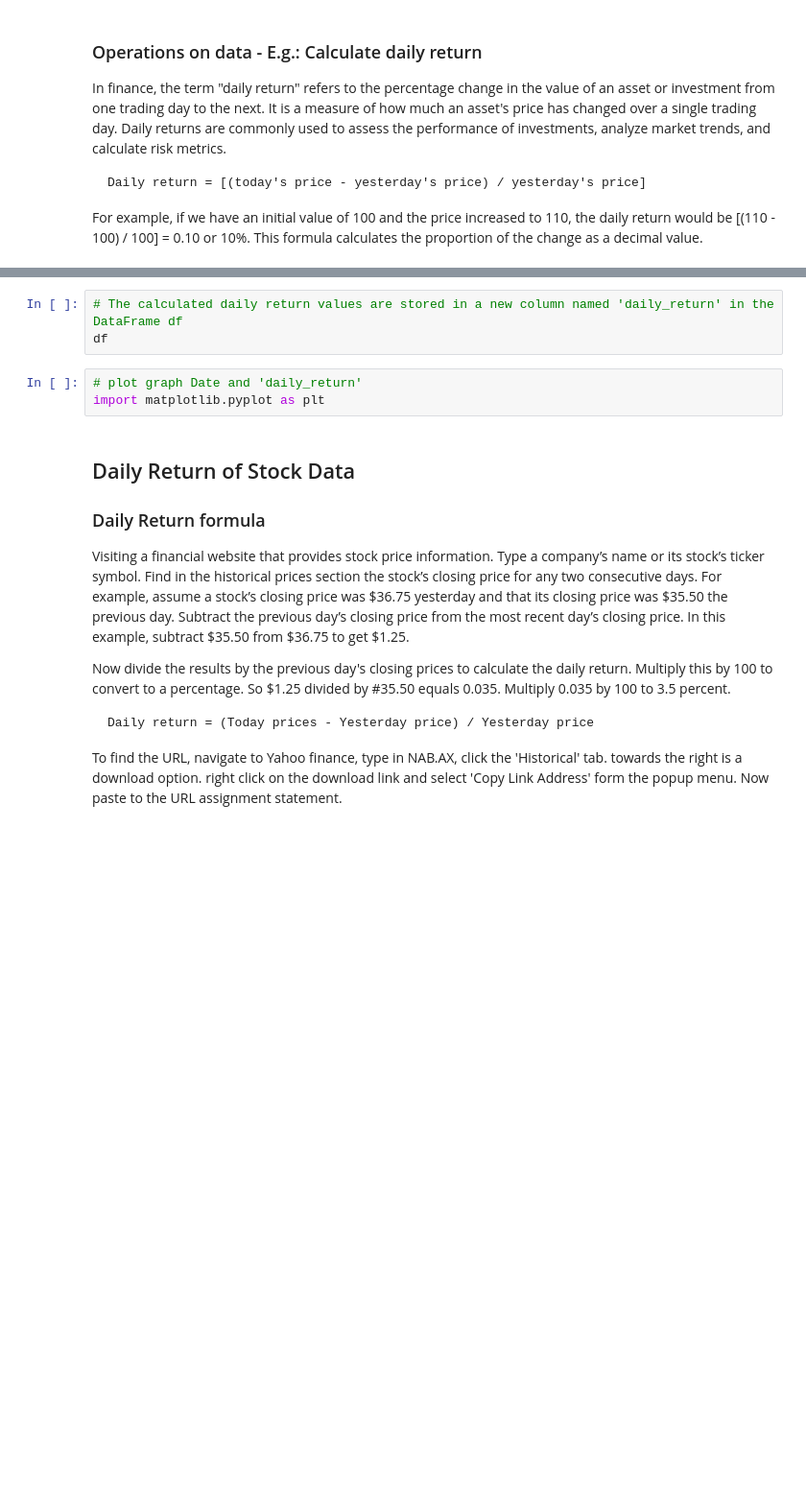
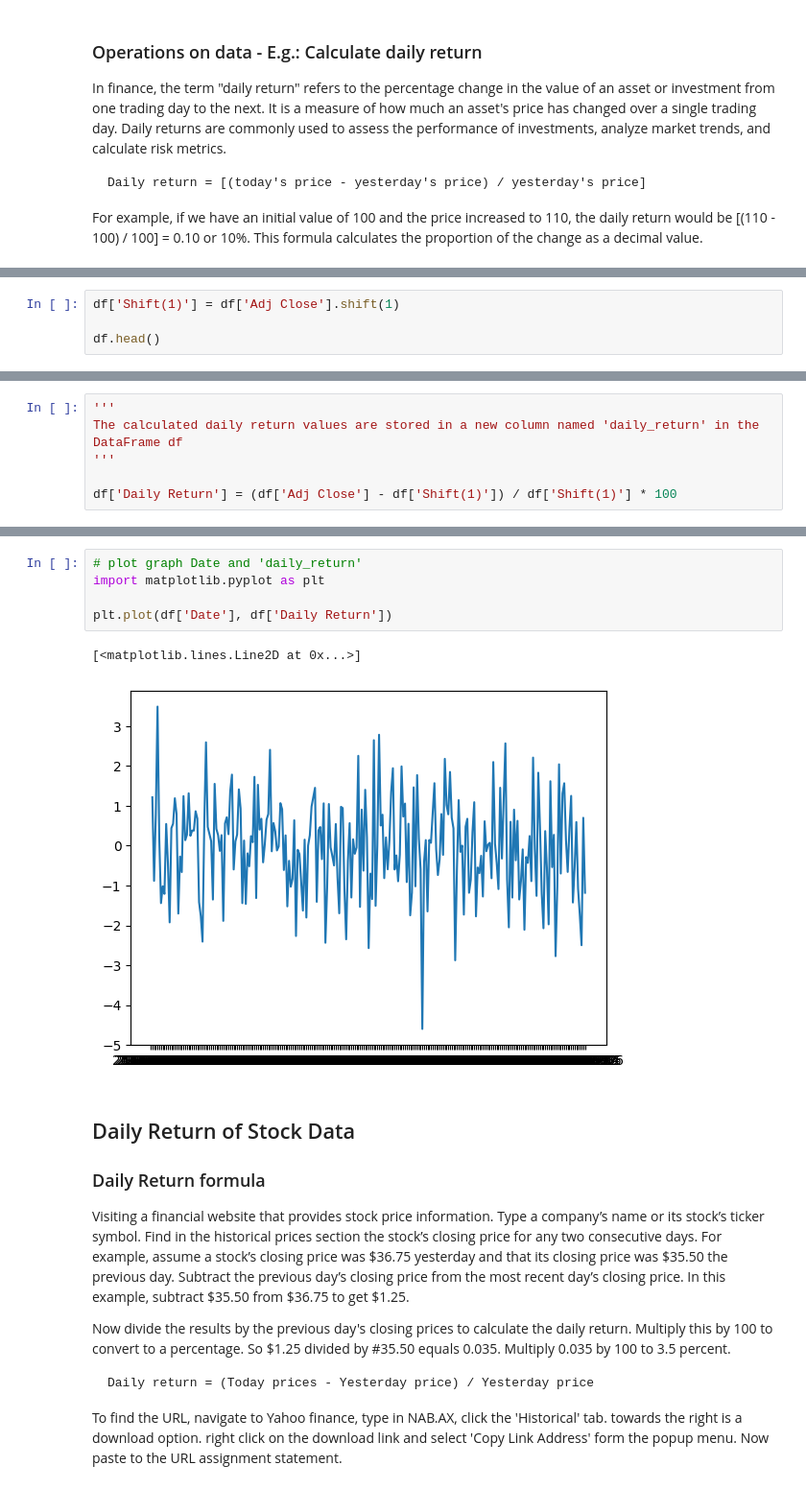
Before and after one commit to isys5002-itp/ISYS5002-2024-S2, a Jupyter notebook: 2024_S2_07_0_stocks_daily_return.ipynb, the cells around one changed output, grey strips where cells are left out. Shown at 96% size. Saved outputs shown, nothing was run; the diff lists cells and outputs as text; blank space fills up the shorter version.

```diff
--- a/2024_S2_07_0_stocks_daily_return.ipynb
+++ b/2024_S2_07_0_stocks_daily_return.ipynb
@@ -332,0 +364,4 @@ df
+# %%
+df['Shift(1)'] = df['Adj Close'].shift(1)
+
+df.head()
@@ -341 +425,7 @@ and then divides by the previous day's 'Adj Close' value, and then multiplies by
+# %%
+'''
+The calculated daily return values are stored in a new column named 'daily_return' in the DataFrame df
+'''
+
+df['Daily Return'] = (df['Adj Close'] - df['Shift(1)']) / df['Shift(1)'] * 100
 # %%
@@ -345,9 +441,11 @@ The calculated daily return values are stored in a new column named 'daily_retur
-# %%
-# The calculated daily return values are stored in a new column named 'daily_return' in the DataFrame df
-df
 # %%
 # plot graph Date and 'daily_return'
 import matplotlib.pyplot as plt
+
+plt.plot(df['Date'], df['Daily Return'])
+# %% [output]
+[<matplotlib.lines.Line2D at 0x...>]
+[figure, added]
 # %% [markdown]
 ## Daily Return of Stock Data
 
```
Also changed, not shown: parts of 7 cells of this notebook.
